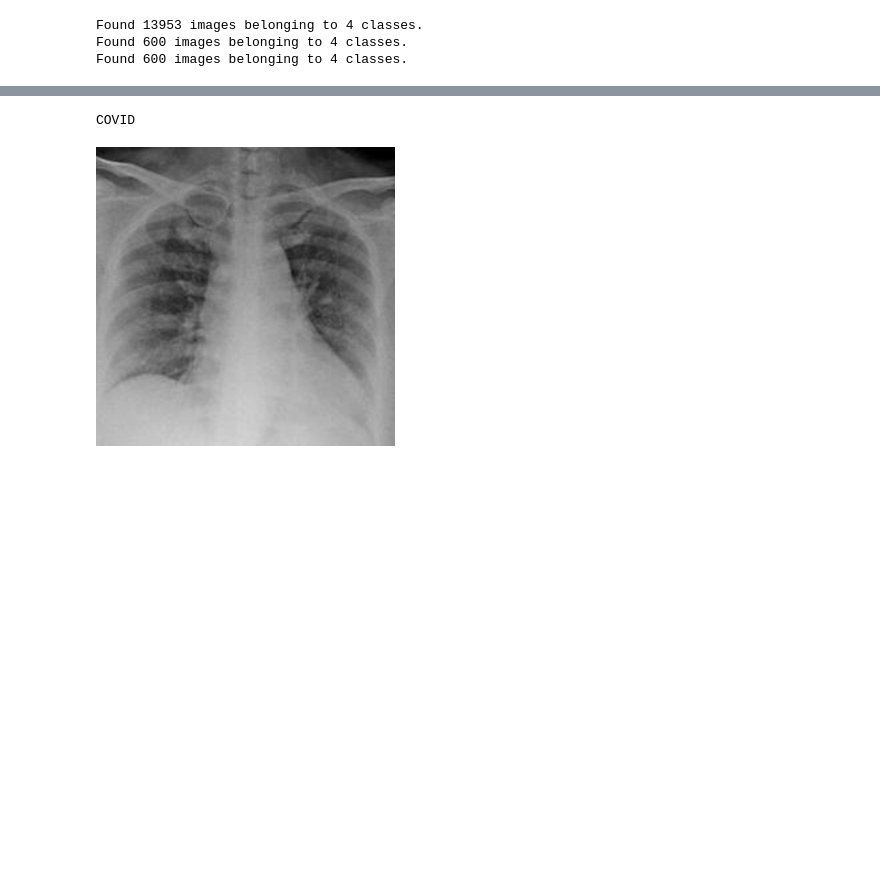
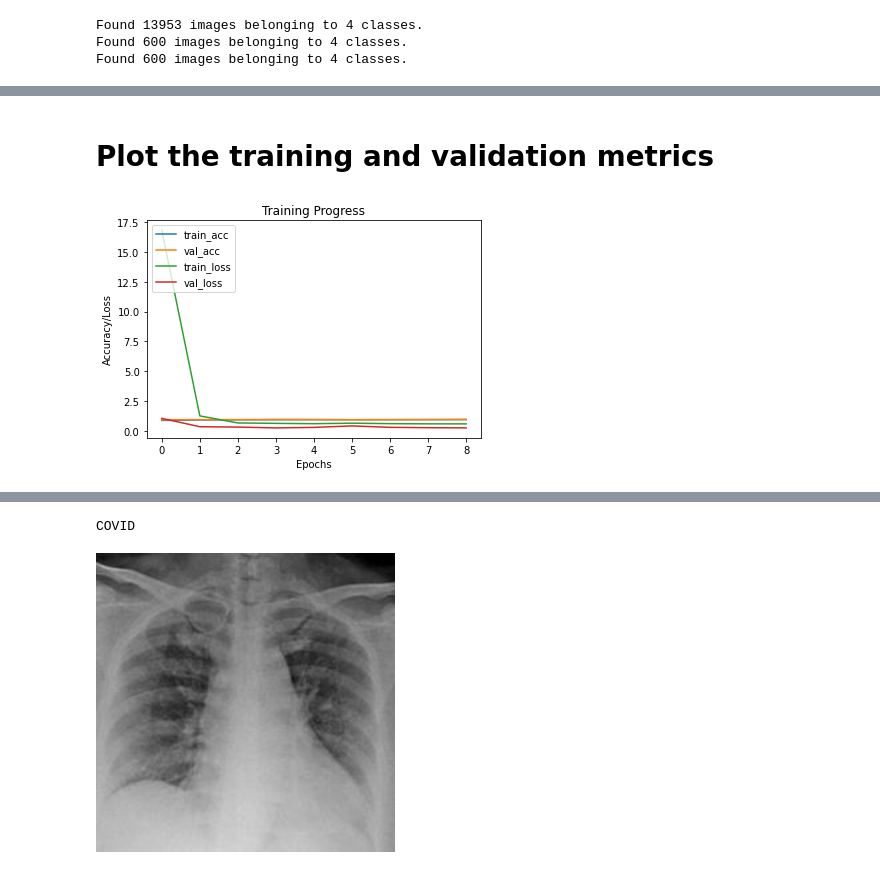
Before and after one commit to ellahn3/MiniProject, a Jupyter notebook: model_nn_final.ipynb, the cells around one changed output, grey strips where cells are left out. Cells and saved outputs as stored; diff of their text form; code cells hidden in the pictures; blank space fills up the shorter version.

```diff
--- a/model_nn_final.ipynb
+++ b/model_nn_final.ipynb
@@ -186,3 +277,3 @@ class_weight = {0:0,
 # %%
-history=model.fit(train_dataset,validation_data=valid_dataset,epochs = 5,callbacks=callbacks_list,verbose = 1,class_weight=class_weight)
+history=model.fit(train_dataset,validation_data=valid_dataset,epochs = 10,callbacks=callbacks_list,verbose = 1,class_weight=class_weight)
 # %% [output]
@@ -208,0 +304,18 @@ INFO:tensorflow:Assets written to: ./Model/model5ep/assets
+# %% [markdown]
+# Plot the training and validation metrics
+# %%
+def plot_hist(hist):
+    plt.plot(hist.history["accuracy"])
+    plt.plot(hist.history["val_accuracy"])
+    plt.plot(hist.history["loss"])
+    plt.plot(hist.history["val_loss"])
+    plt.title("Training Progress")
+    plt.ylabel("Accuracy/Loss")
+    plt.xlabel("Epochs")
+    plt.legend(["train_acc", "val_acc", "train_loss", "val_loss"], loc="upper left")
+    plt.show()
+
+
+plot_hist(history)
+# %% [output]
+[figure, added]
```
Also changed, not shown: parts of 28 cells of this notebook.
